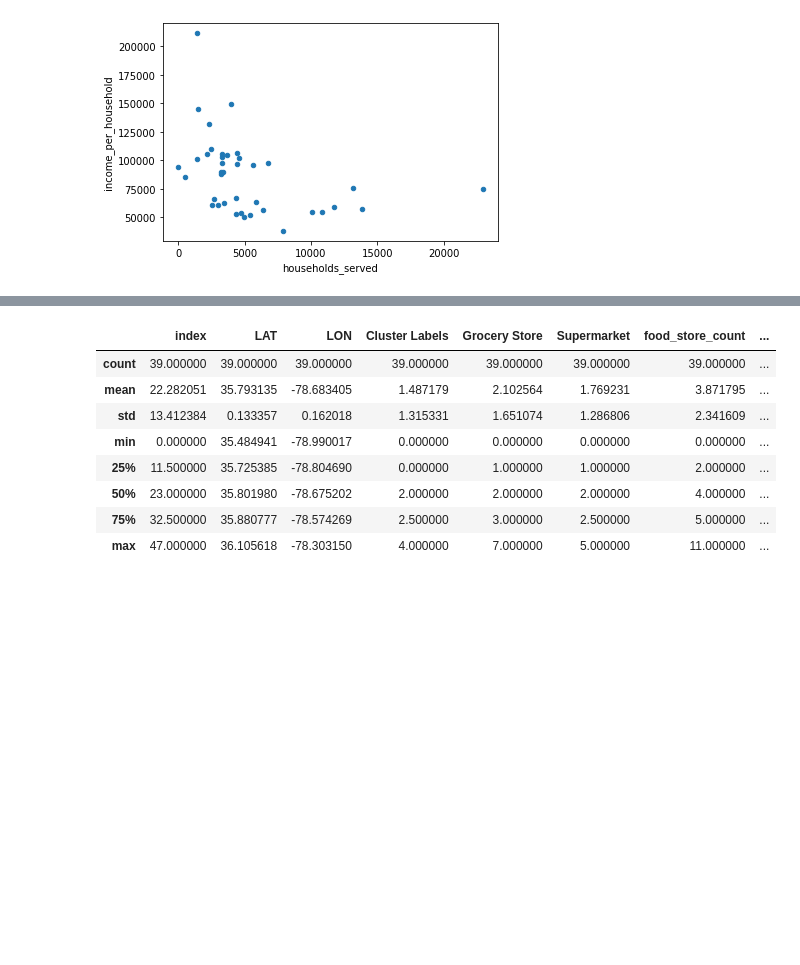
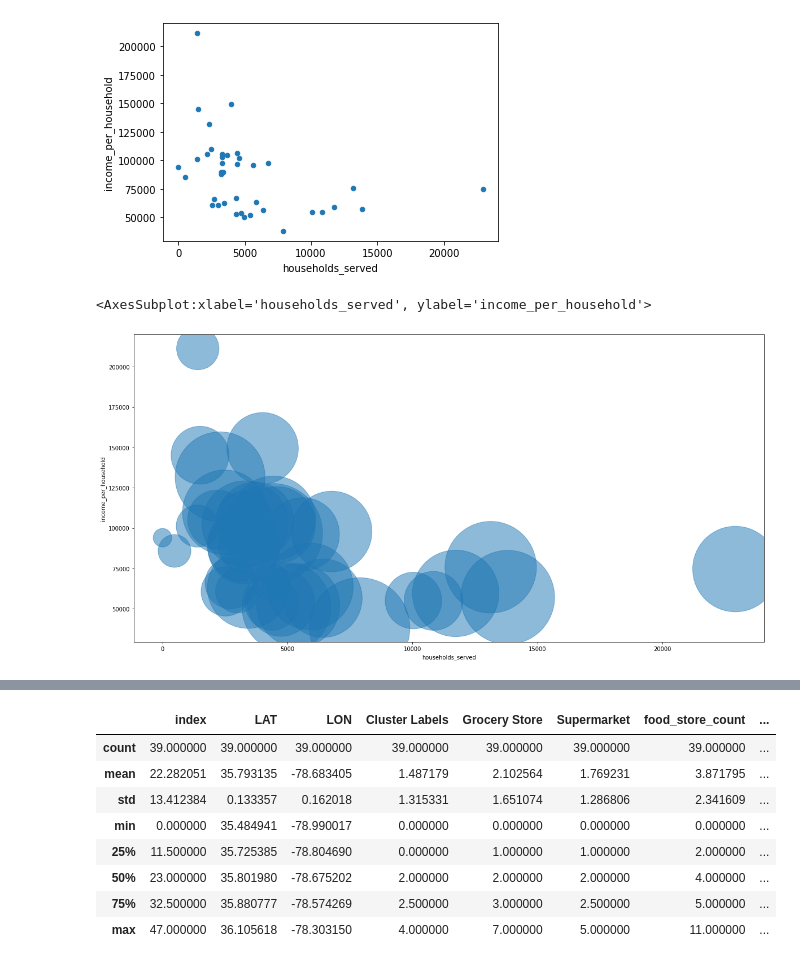
Before and after one commit to powerslyde/Coursera_Week3, a Jupyter notebook: Battle of Neighborhoods Capstone - Week 2 Data.ipynb, the cells around one changed output, grey strips where cells are left out. Cells and saved outputs as stored; diff of their text form; code cells hidden in the pictures; blank space fills up the shorter version.

```diff
--- a/Battle of Neighborhoods Capstone - Week 2 Data.ipynb
+++ b/Battle of Neighborhoods Capstone - Week 2 Data.ipynb
@@ -528,5 +546,14 @@ for i in range(len(wake_merged)):
+# %%
+wake_merged['returns_count'] = wake_merged['returns_count'].astype(float)
+wake_merged['total_income'] = wake_merged['total_income'].astype(float)
+wake_merged['income_per_household'] = wake_merged['income_per_household'].astype(float)
 # %%
 wake_merged.plot.scatter(x = 'households_served', y = 'income_per_household')
 # %% [output]
 <AxesSubplot:xlabel='households_served', ylabel='income_per_household'>
 [figure]
+# %%
+wake_merged.plot.scatter(x = 'households_served', y = 'income_per_household', s = wake_merged['returns_count'], alpha = 0.5)
+# %% [output]
+<AxesSubplot:xlabel='households_served', ylabel='income_per_household'>
+[figure, added]
```
Also changed, not shown: parts of 16 cells of this notebook.
